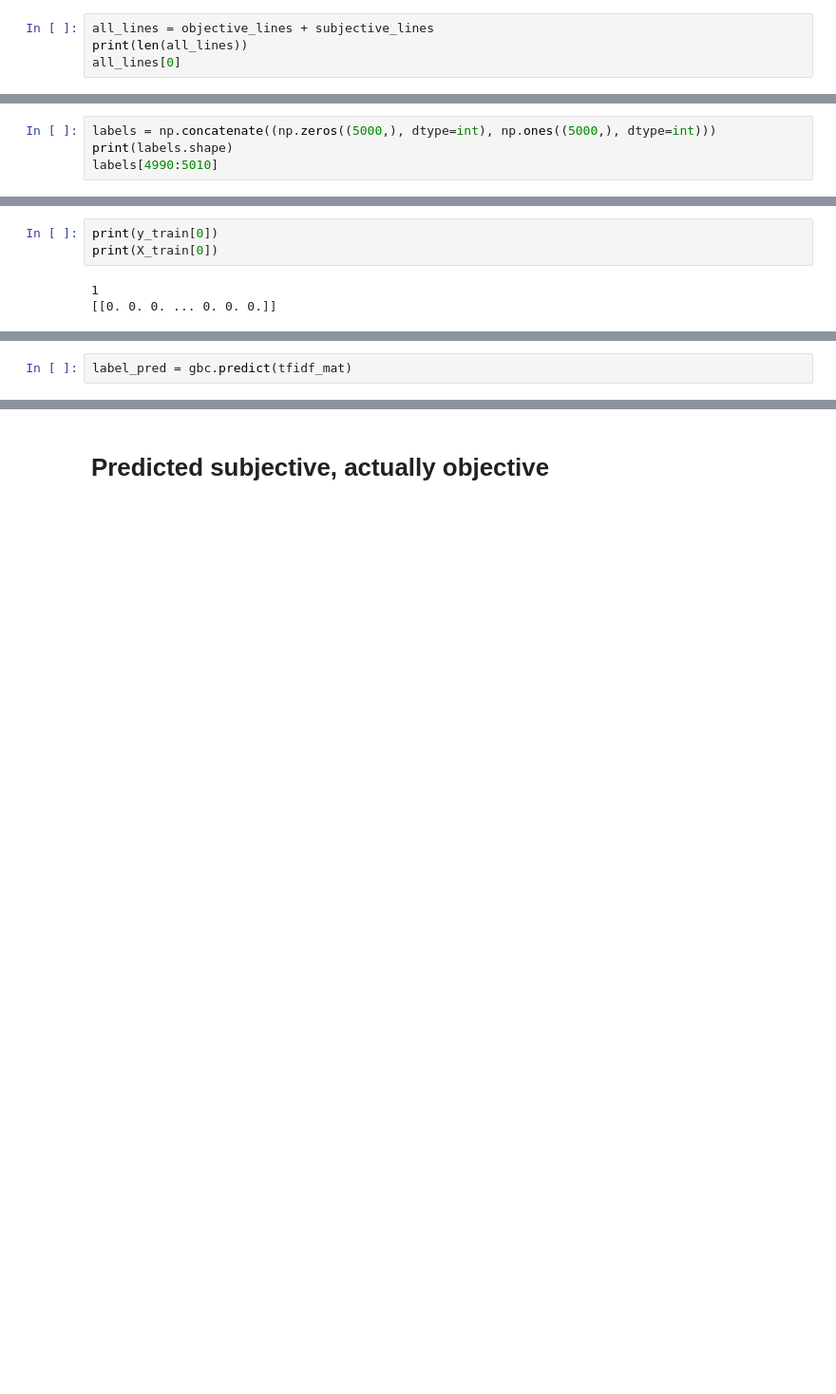
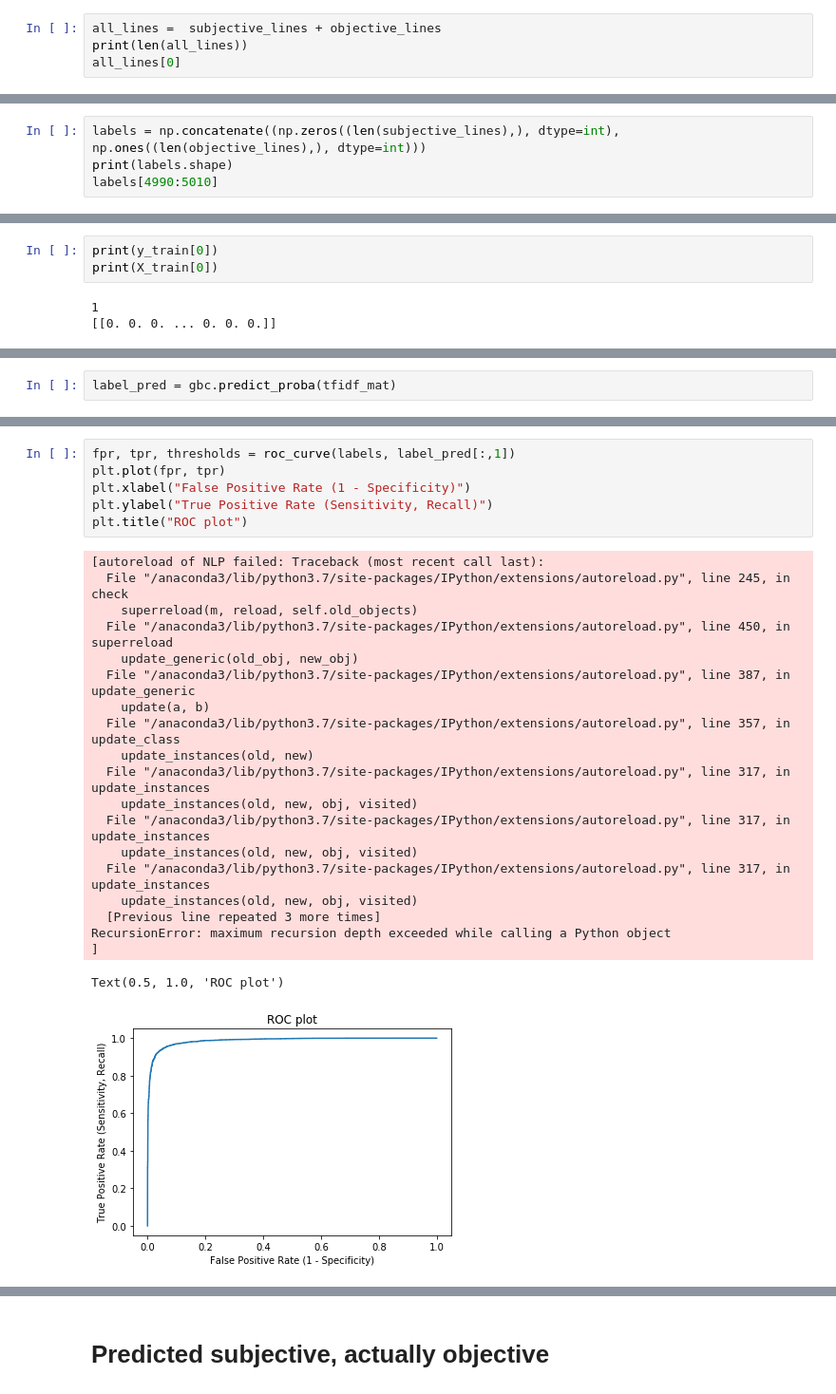
Before and after one commit to j-gd/movie_mood, a Jupyter notebook: src/obj_subj_dev/obj_subj.ipynb, the cells around one changed output, grey strips where cells are left out. Shown at 95% size. Saved outputs shown, nothing was run; the diff lists cells and outputs as text; blank space fills up the shorter version.

Commit message:
ROC curve and threshold testing. Re-classify a few obj samples

```diff
--- a/src/obj_subj_dev/obj_subj.ipynb
+++ b/src/obj_subj_dev/obj_subj.ipynb
@@ -39,5 +58,5 @@ objective_lines[0]
 # %%
-all_lines = objective_lines + subjective_lines
+all_lines =  subjective_lines + objective_lines
 print(len(all_lines))
 all_lines[0]
 # %% [output]
@@ -102,7 +121,7 @@ matrix([[0., 0., 0., 0., 0., 0., 0., 0., 0., 0., 0., 0., 0., 0., 0., 0.,
 # %% [markdown]
 ## Create Train and CV sets
 # %%
-labels = np.concatenate((np.zeros((5000,), dtype=int), np.ones((5000,), dtype=int)))
+labels = np.concatenate((np.zeros((len(subjective_lines),), dtype=int), np.ones((len(objective_lines),), dtype=int)))
 print(labels.shape)
 labels[4990:5010]
 # %% [output]
@@ -168,2 +190,2 @@ CV score: 0.871
 # %%
-label_pred = gbc.predict(tfidf_mat)
+label_pred = gbc.predict_proba(tfidf_mat)
@@ -169,0 +206,27 @@ label_pred = gbc.predict(tfidf_mat)
+# %%
+fpr, tpr, thresholds = roc_curve(labels, label_pred[:,1])
+plt.plot(fpr, tpr)
+plt.xlabel("False Positive Rate (1 - Specificity)")
+plt.ylabel("True Positive Rate (Sensitivity, Recall)")
+plt.title("ROC plot")
+# %% [output]
+[autoreload of NLP failed: Traceback (most recent call last):
+  File "/anaconda3/lib/python3.7/site-packages/IPython/extensions/autoreload.py", line 245, in check
+    superreload(m, reload, self.old_objects)
+  File "/anaconda3/lib/python3.7/site-packages/IPython/extensions/autoreload.py", line 450, in superreload
+    update_generic(old_obj, new_obj)
+  File "/anaconda3/lib/python3.7/site-packages/IPython/extensions/autoreload.py", line 387, in update_generic
+    update(a, b)
+  File "/anaconda3/lib/python3.7/site-packages/IPython/extensions/autoreload.py", line 357, in update_class
+    update_instances(old, new)
+  File "/anaconda3/lib/python3.7/site-packages/IPython/extensions/autoreload.py", line 317, in update_instances
+    update_instances(old, new, obj, visited)
+  File "/anaconda3/lib/python3.7/site-packages/IPython/extensions/autoreload.py", line 317, in update_instances
+    update_instances(old, new, obj, visited)
+  File "/anaconda3/lib/python3.7/site-packages/IPython/extensions/autoreload.py", line 317, in update_instances
+    update_instances(old, new, obj, visited)
+  [Previous line repeated 3 more times]
+RecursionError: maximum recursion depth exceeded while calling a Python object
+]
+Text(0.5, 1.0, 'ROC plot')
+[figure, added]
```
Also changed, not shown: parts of 24 cells of this notebook, 2 other files.
